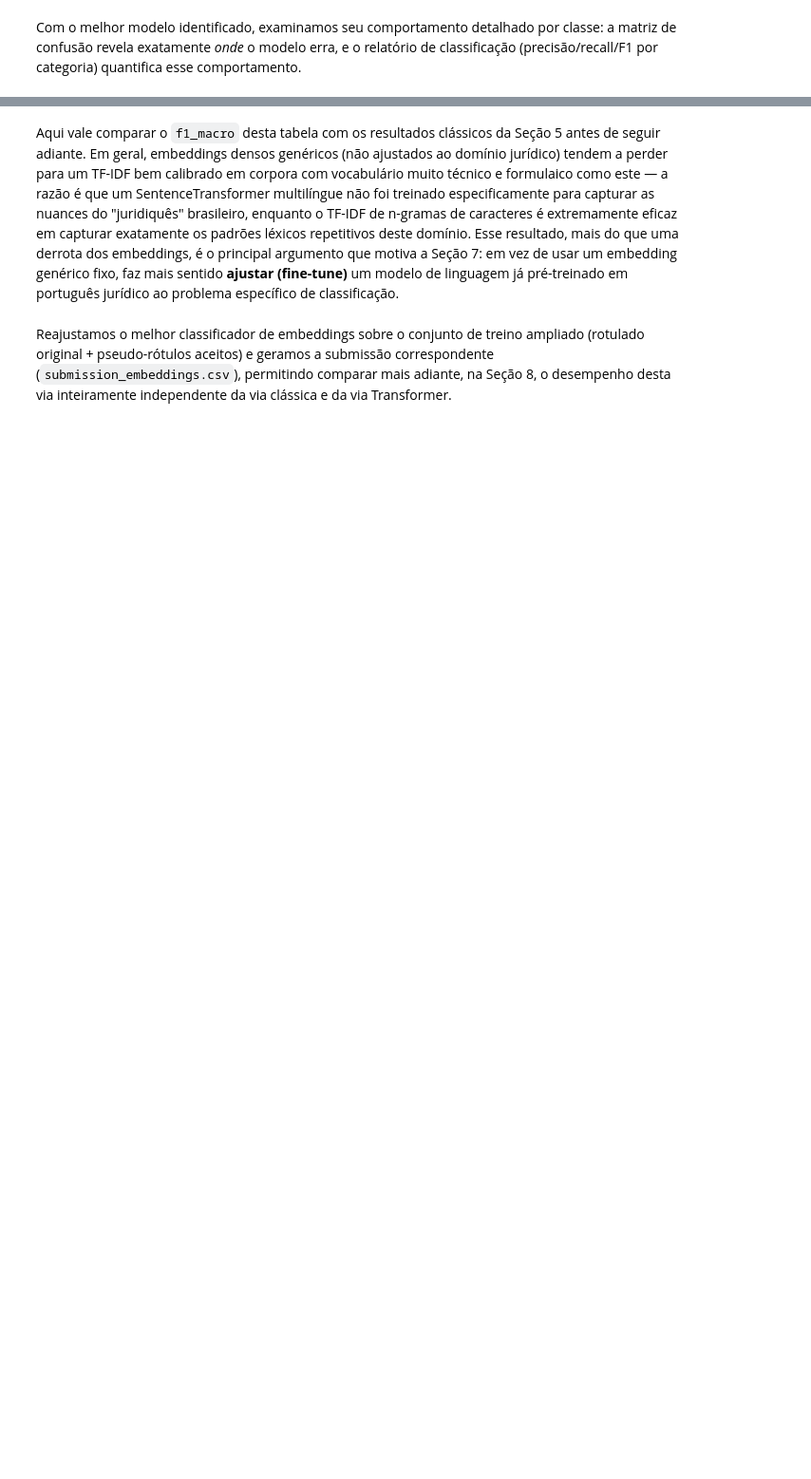
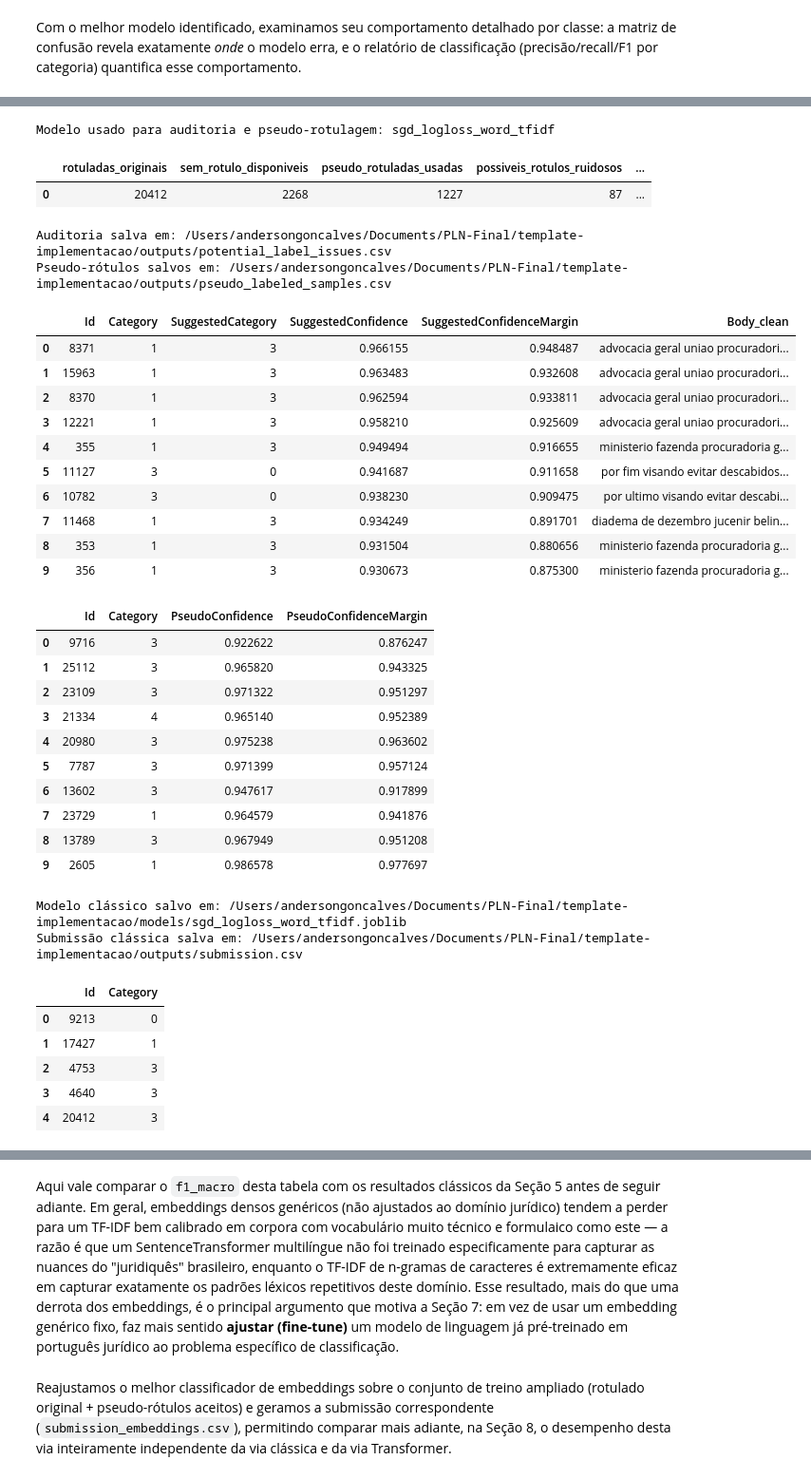
Before and after one commit to wallksss/COURT, a Jupyter notebook: template-implementacao/main.ipynb, the cells around one changed output, grey strips where cells are left out. Shown at 95% size. Saved outputs shown, nothing was run; the diff lists cells and outputs as text; code cells hidden in the pictures; blank space fills up the shorter version.

```diff
--- a/template-implementacao/main.ipynb
+++ b/template-implementacao/main.ipynb
@@ -564,6 +585,8 @@ Por fim, encerramos a etapa clássica com três ações em sequência: (1) audit
 # %%
 audit_models = build_sparse_model_zoo(random_state=experiment_config.random_state)
-label_audit_model_name = "logreg_word_tfidf" if "logreg_word_tfidf" in audit_models else best_name
+label_audit_model_name = best_name
+if label_audit_model_name not in audit_models:
+    raise KeyError(f"Modelo vencedor '{label_audit_model_name}' não encontrado em audit_models.")
 
 print("Modelo usado para auditoria e pseudo-rotulagem:", label_audit_model_name)
 
@@ -613,31 +636,67 @@ summary_audit = pd.DataFrame(
     ]
 )
 display(summary_audit)
 print("Auditoria salva em:", label_issues_path)
 print("Pseudo-rótulos salvos em:", pseudo_labeled_path)
 
 if not label_issues.empty:
     display(label_issues.head(10))
 if not pseudo_labeled.empty:
     display(pseudo_labeled[["Id", "Category", "PseudoConfidence", "PseudoConfidenceMargin"]].head(10))
 
 final_classical_models = build_sparse_model_zoo(random_state=experiment_config.random_state)
 final_classical_model = fit_model_on_full_train(
     train_modeling,
     final_classical_models[best_name],
     config=experiment_config,
 )
 
 classical_model_path = save_model(final_classical_model, MODEL_DIR / f"{best_name}.joblib")
 submission_classical = generate_submission(
     final_classical_model,
     test_clean,
     output_path=OUTPUT_DIR / "submission.csv",
     text_col="Body_clean",
     id_col="Id",
 )
 
 print("Modelo clássico salvo em:", classical_model_path)
 print("Submissão clássica salva em:", OUTPUT_DIR / "submission.csv")
 display(submission_classical.head())
+# %% [output]
+Modelo usado para auditoria e pseudo-rotulagem: sgd_logloss_word_tfidf
+|  | rotuladas_originais | sem_rotulo_disponiveis | pseudo_rotuladas_usadas | possiveis_rotulos_ruidosos | ... |
+| 0 | 20412 | 2268 | 1227 | 87 | ... |
+Auditoria salva em: /Users/andersongoncalves/Documents/PLN-Final/template-implementacao/outputs/potential_label_issues.csv
+Pseudo-rótulos salvos em: /Users/andersongoncalves/Documents/PLN-Final/template-implementacao/outputs/pseudo_labeled_samples.csv
+|  | Id | Category | SuggestedCategory | SuggestedConfidence | SuggestedConfidenceMargin | Body_clean |
+| 0 | 8371 | 1 | 3 | 0.966155 | 0.948487 | advocacia geral uniao procuradori... |
+| 1 | 15963 | 1 | 3 | 0.963483 | 0.932608 | advocacia geral uniao procuradori... |
+| 2 | 8370 | 1 | 3 | 0.962594 | 0.933811 | advocacia geral uniao procuradori... |
+| 3 | 12221 | 1 | 3 | 0.958210 | 0.925609 | advocacia geral uniao procuradori... |
+| 4 | 355 | 1 | 3 | 0.949494 | 0.916655 | ministerio fazenda procuradoria g... |
+| 5 | 11127 | 3 | 0 | 0.941687 | 0.911658 | por fim visando evitar descabidos... |
+| 6 | 10782 | 3 | 0 | 0.938230 | 0.909475 | por ultimo visando evitar descabi... |
+| 7 | 11468 | 1 | 3 | 0.934249 | 0.891701 | diadema de dezembro jucenir belin... |
+| 8 | 353 | 1 | 3 | 0.931504 | 0.880656 | ministerio fazenda procuradoria g... |
+| 9 | 356 | 1 | 3 | 0.930673 | 0.875300 | ministerio fazenda procuradoria g... |
+|  | Id | Category | PseudoConfidence | PseudoConfidenceMargin |
+| 0 | 9716 | 3 | 0.922622 | 0.876247 |
+| 1 | 25112 | 3 | 0.965820 | 0.943325 |
+| 2 | 23109 | 3 | 0.971322 | 0.951297 |
+| 3 | 21334 | 4 | 0.965140 | 0.952389 |
+| 4 | 20980 | 3 | 0.975238 | 0.963602 |
+| 5 | 7787 | 3 | 0.971399 | 0.957124 |
+| 6 | 13602 | 3 | 0.947617 | 0.917899 |
+| 7 | 23729 | 1 | 0.964579 | 0.941876 |
+| 8 | 13789 | 3 | 0.967949 | 0.951208 |
+| 9 | 2605 | 1 | 0.986578 | 0.977697 |
+Modelo clássico salvo em: /Users/andersongoncalves/Documents/PLN-Final/template-implementacao/models/sgd_logloss_word_tfidf.joblib
+Submissão clássica salva em: /Users/andersongoncalves/Documents/PLN-Final/template-implementacao/outputs/submission.csv
+|  | Id | Category |
+| 0 | 9213 | 0 |
+| 1 | 17427 | 1 |
+| 2 | 4753 | 3 |
+| 3 | 4640 | 3 |
+| 4 | 20412 | 3 |
 # %% [markdown]
```
Also changed, not shown: parts of 30 cells of this notebook, 25 other files.
